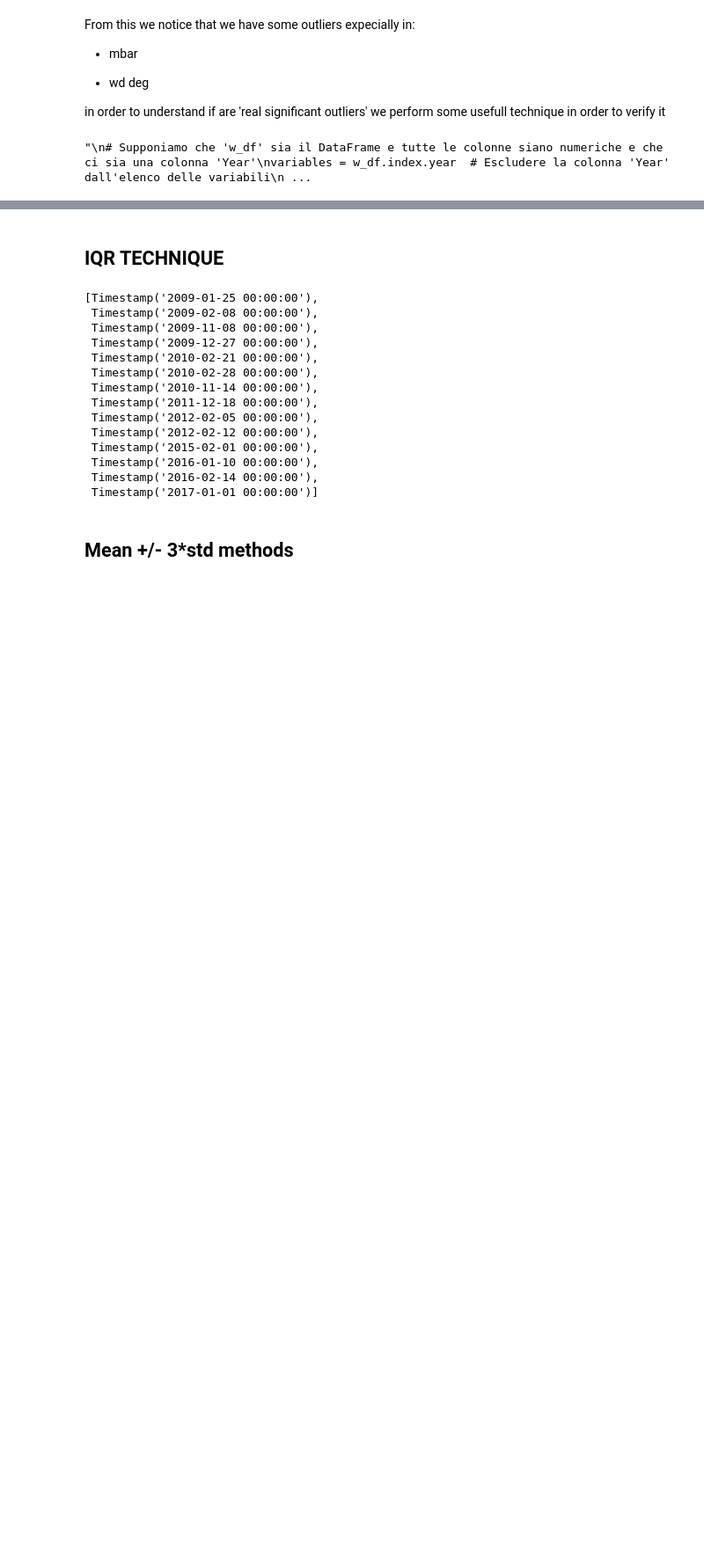
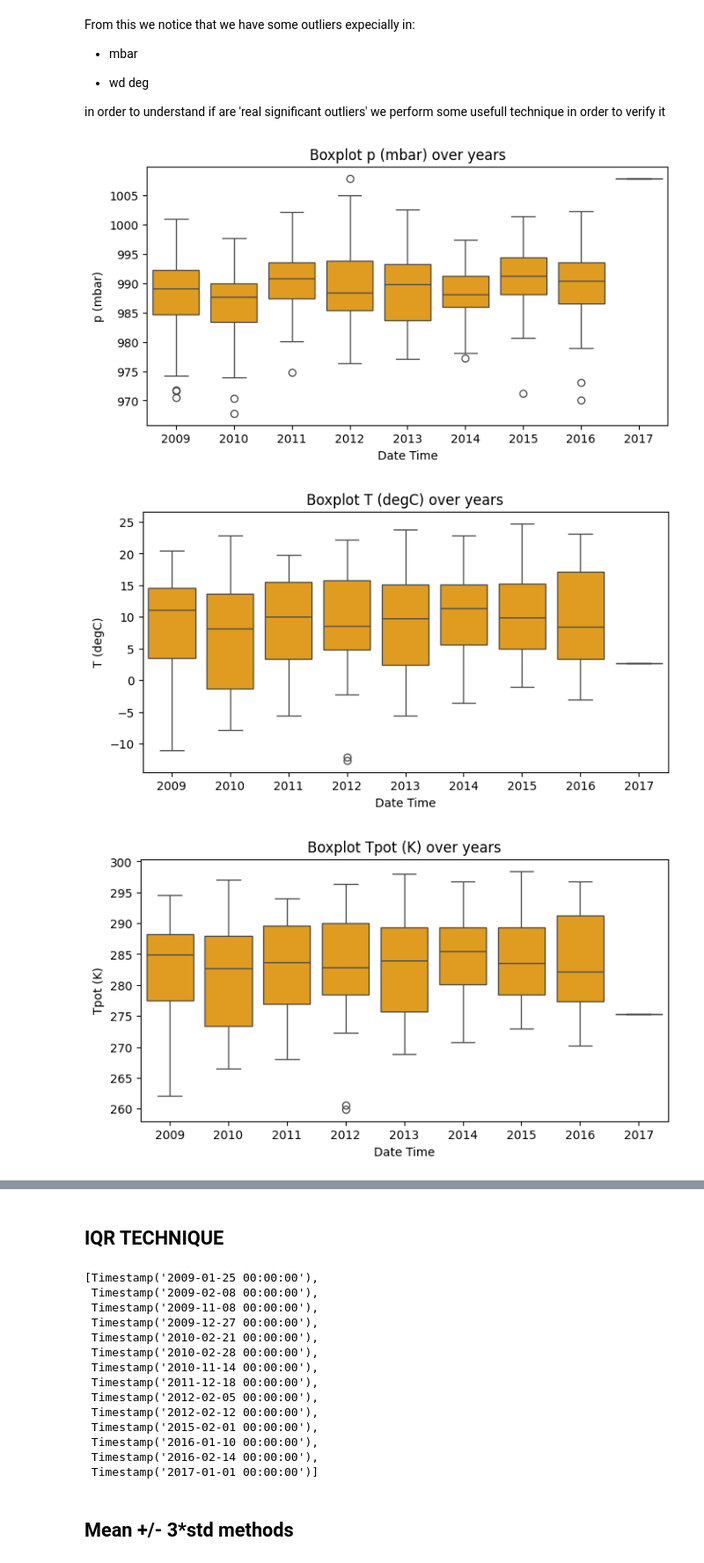
Before and after one commit to alelovo/StatisticalModels_project, a Jupyter notebook: EDA.ipynb, the cells around one changed output, grey strips where cells are left out. Shown at 88% size. Cells and saved outputs as stored; diff of their text form; code cells hidden in the pictures; blank space fills up the shorter version.

Commit message:
idea freq.analysis + fix boxplot

```diff
--- a/EDA.ipynb
+++ b/EDA.ipynb
@@ -186,37 +185,14 @@ From this we notice that we have some outliers expecially in:
 * wd deg
 
 in order to understand if are 'real significant outliers' we perform some usefull technique in order to verify it
-# %%
-# provare a fare box plot divisi per anno, asse x
-
-'''
-# Supponiamo che 'w_df' sia il DataFrame e tutte le colonne siano numeriche e che ci sia una colonna 'Year'
-variables = w_df.index.year  # Escludere la colonna 'Year' dall'elenco delle variabili
-n_vars = len(variables)  # Numero di variabili
-
-# Calcolo del numero di righe e colonne per la griglia
-n_cols = 3  # Numero di colonne desiderato
-n_rows = (n_vars + n_cols - 1) // n_cols  # Calcolo delle righe necessarie
-
-# Creazione di una griglia di subplot per i box plot
-fig, axes = plt.subplots(n_rows, n_cols, figsize=(10 * n_cols, 5 * n_rows))
-axes = axes.flatten()  # Per semplificare l'indicizzazione
-
-for i, var in enumerate(variables):
-    # Box plot con l'asse x come 'Year'
-    sns.boxplot(x=w_df.index.year, y=var, data=w_df, ax=axes[i])
-    axes[i].set_title(f'{var} Box Plot by Year', fontsize=14)
-    axes[i].set_xlabel('Year')
-    axes[i].set_ylabel(var)
-
-# Rimuovere eventuali subplot vuoti
-for j in range(i + 1, len(axes)):
-    fig.delaxes(axes[j])
-
-# Layout migliorato
-plt.tight_layout()
-plt.show()
-
-'''
-# %% [output]
-"\n# Supponiamo che 'w_df' sia il DataFrame e tutte le colonne siano numeriche e che ci sia una colonna 'Year'\nvariables = w_df.index.year  # Escludere la colonna 'Year' dall'elenco delle variabili\n ...
+# %%
+# we want also to see it, over years
+for column in w_df.columns:
+    plt.figure(figsize=(8,4))
+    plt.title('Boxplot ' + column + ' over years')
+    sns.boxplot(x = w_df.index.year, y = w_df[column],color='Orange')
+    plt.show()
+# %% [output]
+[figure, added]
+[figure, added]
+[figure, added]
```
Also changed, not shown: parts of 4 cells of this notebook, 1 other file.
